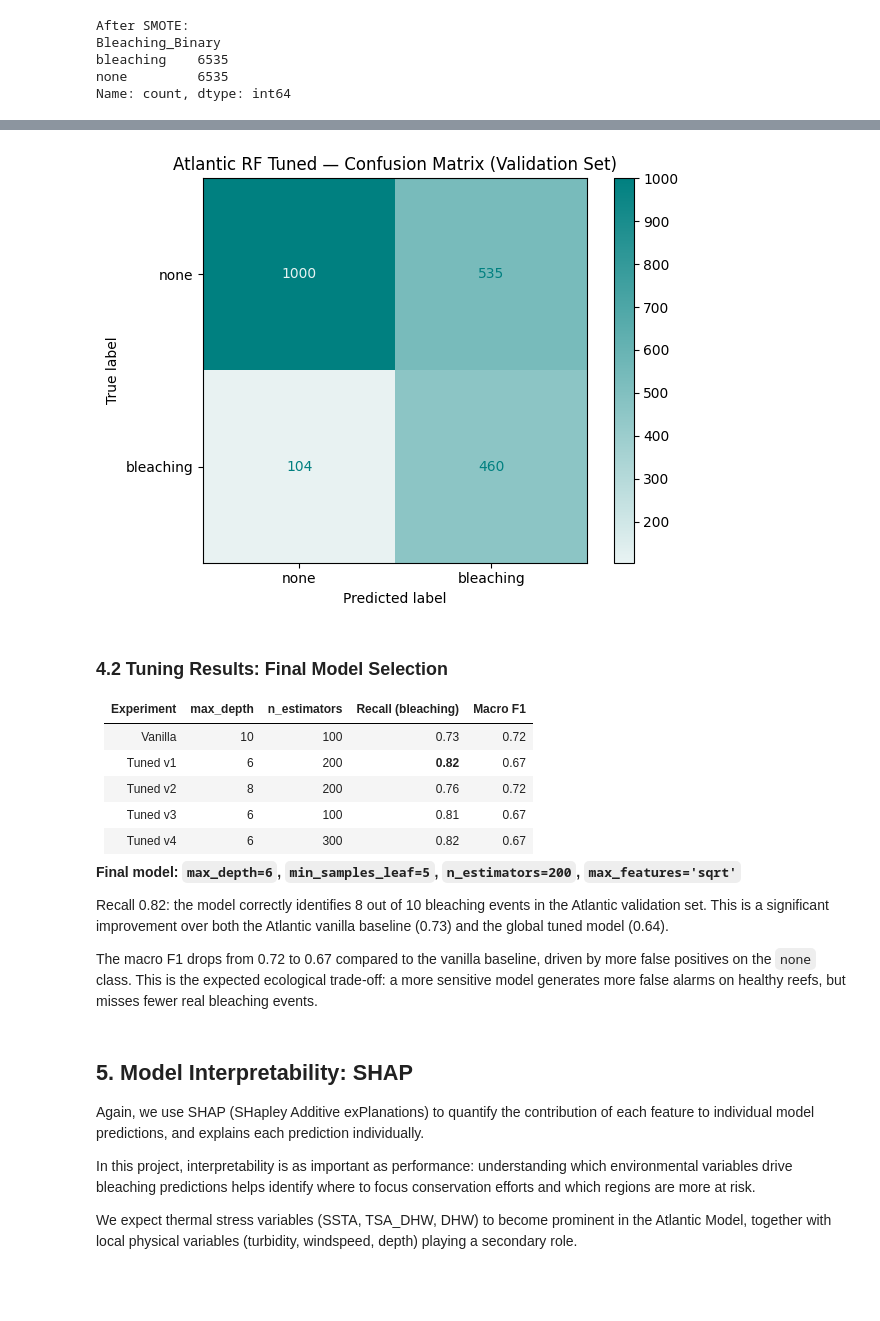
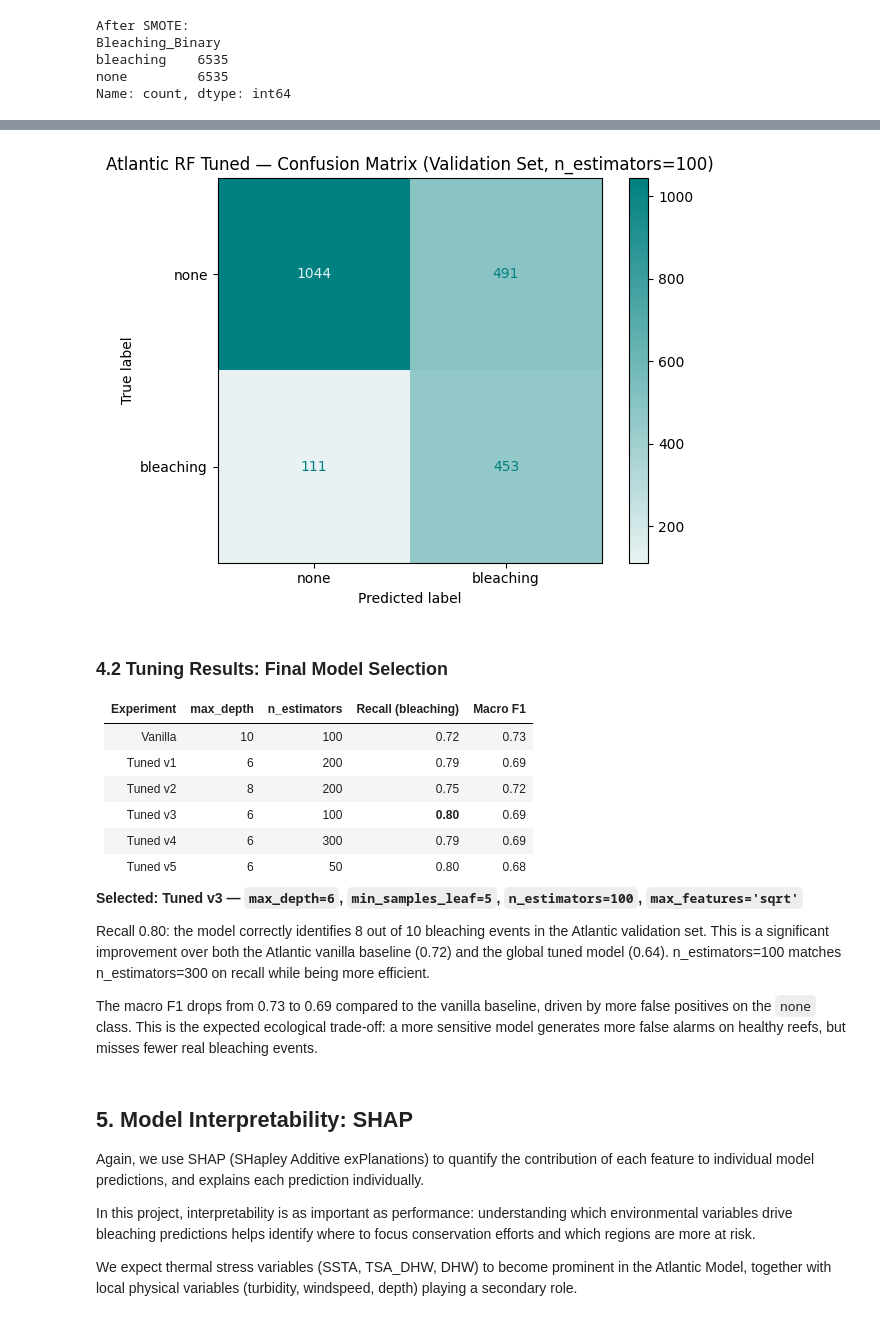
Before and after one commit to giulia-balducci/coral-bleaching-risk-analysis, a Jupyter notebook: notebooks/05_atlantic_model.ipynb, the cells around one changed output, grey strips where cells are left out. Saved outputs shown, nothing was run; the diff lists cells and outputs as text; code cells hidden in the pictures; blank space fills up the shorter version.

```diff
--- a/notebooks/05_atlantic_model.ipynb
+++ b/notebooks/05_atlantic_model.ipynb
@@ -110,12 +110,15 @@ Class imbalance is still present and will be handled with SMOTE,
 but the minority class is nearly twice as represented as in the global model.
 This should improve the model's ability to detect bleaching events.
 # %%
-# 'Ocean_Name' is not included in the list cat_cols.
-# Its value will be constant for the atlantic model and will not carry any meaningful information.
+# 'Ocean_Name' is not included in cat_cols: its value is constant for the Atlantic model
+# and carries no meaningful information.
+# 'Latitude_Degrees' and 'Longitude_Degrees' are excluded from num_cols intentionally:
+# including geographic coordinates would allow the model to learn location as a proxy
+# for bleaching risk rather than the underlying thermal physics. The goal is a model
+# that generalises from environmental variables, not one that memorises geography.
 num_cols = [
-    'Latitude_Degrees', 'Longitude_Degrees', 'Distance_to_Shore',
-    'Turbidity', 'Cyclone_Frequency', 'Date_Month', 'Date_Year',
-    'Depth_m', 'ClimSST', 'Temperature_Kelvin', 'Temperature_Mean',
+    'Distance_to_Shore', 'Turbidity', 'Cyclone_Frequency', 'Date_Month',
+    'Date_Year', 'Depth_m', 'ClimSST', 'Temperature_Kelvin', 'Temperature_Mean',
     'Temperature_Maximum', 'Windspeed', 'SSTA', 'SSTA_DHW',
     'TSA', 'TSA_Maximum', 'TSA_Mean', 'TSA_Frequency',
     'TSA_DHW', 'TSA_DHWMax', 'TSA_DHWMean'
@@ -355,31 +381,35 @@ weighted avg       0.79      0.70      0.71      2099
 # %%
-cm = confusion_matrix(y_val, y_pred_manual, labels=['none', 'bleaching'])
+# Confusion matrix for the tuned model (with substrate, n_estimators=100)
+# Used here to evaluate tuning impact before the substrate ablation in §5
+cm = confusion_matrix(y_val, y_pred_manual_3, labels=['none', 'bleaching'])
 disp = ConfusionMatrixDisplay(confusion_matrix=cm, display_labels=['none', 'bleaching'])
 
 disp.plot(cmap=sns.light_palette(color_primary, as_cmap=True))
-plt.title('Atlantic RF Tuned — Confusion Matrix (Validation Set)')
+plt.title('Atlantic RF Tuned — Confusion Matrix (Validation Set, n_estimators=100)')
 plt.tight_layout()
 plt.show()
 # %% [output]
-[figure, old version]
+[figure, new version]
 # %% [markdown]
 ### 4.2 Tuning Results: Final Model Selection
 
 | Experiment | max_depth | n_estimators | Recall (bleaching) | Macro F1 |
 |---|---|---|---|---|
-| Vanilla | 10 | 100 | 0.73 | 0.72 |
-| Tuned v1 | 6 | 200 | **0.82** | 0.67 |
-| Tuned v2 | 8 | 200 | 0.76 | 0.72 |
-| Tuned v3 | 6 | 100 | 0.81 | 0.67 |
-| Tuned v4 | 6 | 300 | 0.82 | 0.67 |
+| Vanilla | 10 | 100 | 0.72 | 0.73 |
+| Tuned v1 | 6 | 200 | 0.79 | 0.69 |
+| Tuned v2 | 8 | 200 | 0.75 | 0.72 |
+| Tuned v3 | 6 | 100 | **0.80** | 0.69 |
+| Tuned v4 | 6 | 300 | 0.79 | 0.69 |
+| Tuned v5 | 6 | 50  | 0.80 | 0.68 |
 
-**Final model: `max_depth=6`, `min_samples_leaf=5`, `n_estimators=200`, `max_features='sqrt'`**
+**Selected: Tuned v3 — `max_depth=6`, `min_samples_leaf=5`, `n_estimators=100`, `max_features='sqrt'`**
 
-Recall 0.82: the model correctly identifies 8 out of 10 bleaching events
+Recall 0.80: the model correctly identifies 8 out of 10 bleaching events
 in the Atlantic validation set. This is a significant improvement over both
-the Atlantic vanilla baseline (0.73) and the global tuned model (0.64).
+the Atlantic vanilla baseline (0.72) and the global tuned model (0.64).
+n_estimators=100 matches n_estimators=300 on recall while being more efficient.
 
-The macro F1 drops from 0.72 to 0.67 compared to the vanilla baseline,
+The macro F1 drops from 0.73 to 0.69 compared to the vanilla baseline,
 driven by more false positives on the `none` class. This is the expected
 ecological trade-off: a more sensitive model generates more false alarms
 on healthy reefs, but misses fewer real bleaching events.
```
Also changed, not shown: parts of 20 cells of this notebook, 5 other files.
